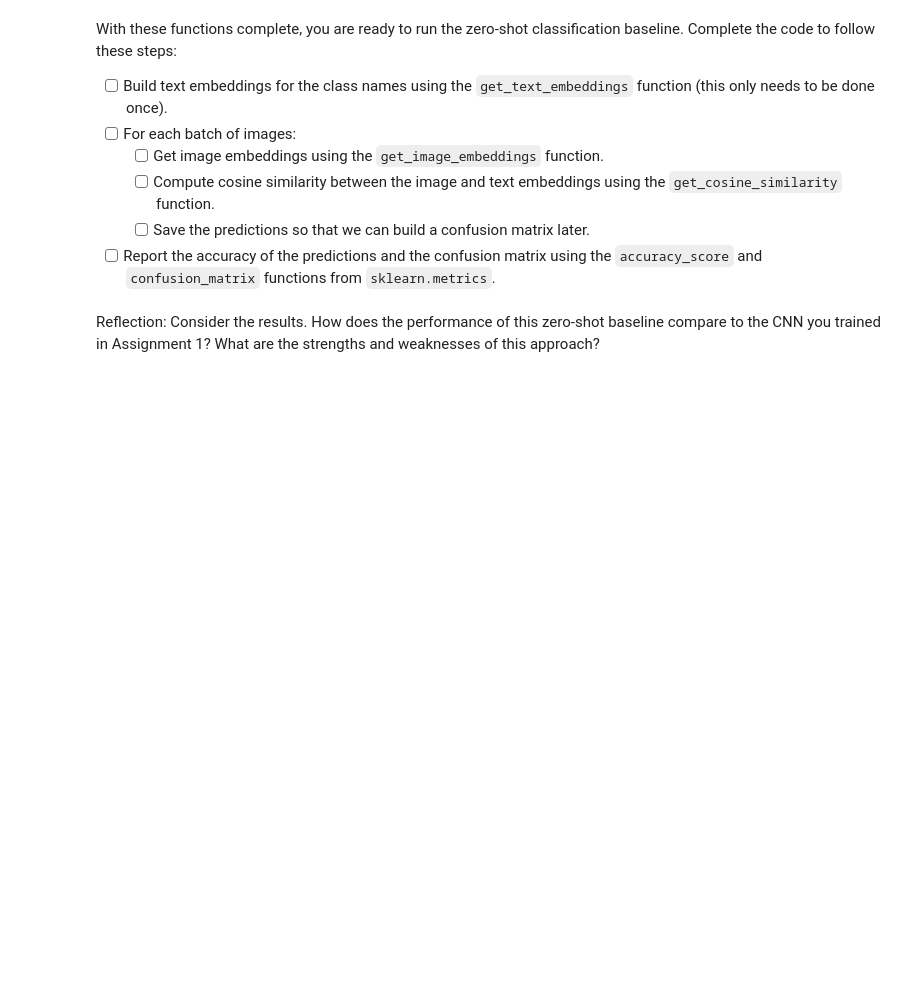
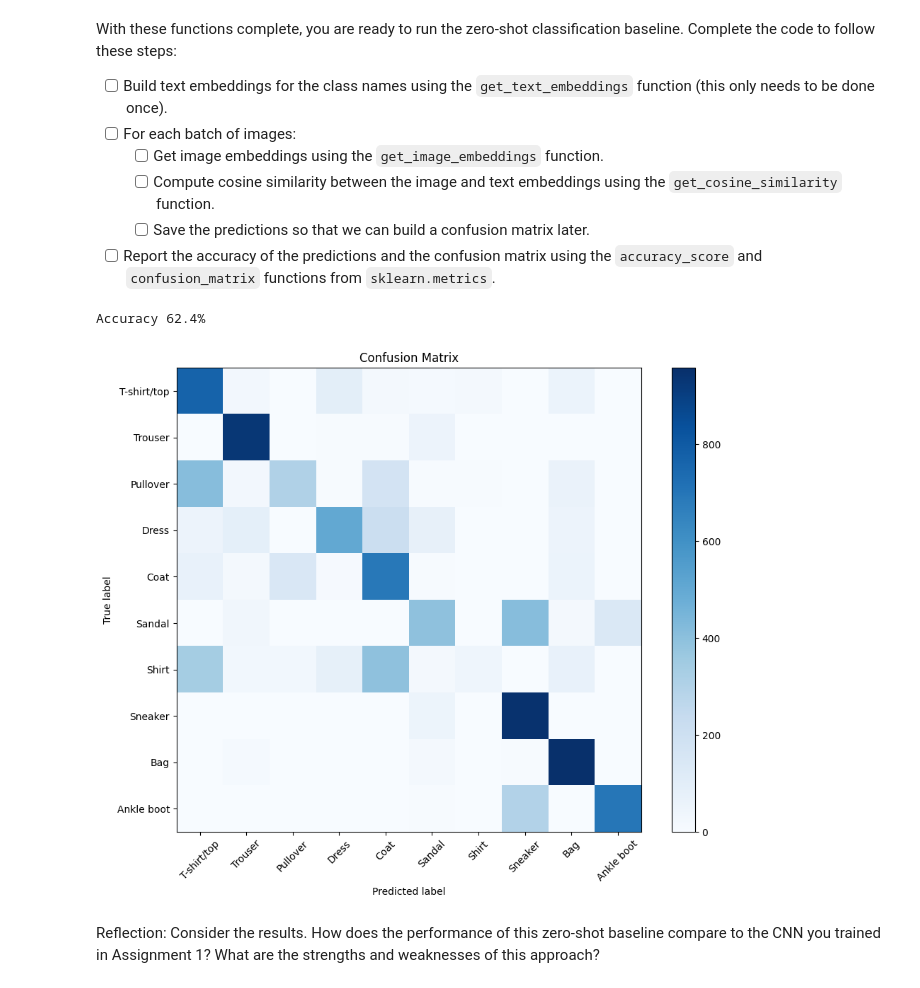
Before and after one commit to divitaN-dev/deep_learning, a Jupyter notebook: 02_activities/assignments/assignment_2.ipynb, the cells around one changed output. Cells and saved outputs as stored; diff of their text form; code cells hidden in the pictures; blank space fills up the shorter version.

Commit message:
add visuals for assignment 2

```diff
--- a/02_activities/assignments/assignment_2.ipynb
+++ b/02_activities/assignments/assignment_2.ipynb
@@ -198,34 +219,39 @@ With these functions complete, you are ready to run the zero-shot classification
 # %%
 from sklearn.metrics import accuracy_score, confusion_matrix
 
 y_true, y_pred = [], []
 txt_embd = get_text_embeddings(CLASS_NAMES)
 
 for pixel_values, labels in test_loader:
-
-# Report the accuracy of the predictions
     img_embds = get_image_embeddings(pixel_values)
     cosine = get_cosine_similarity(img_embds, txt_embd)
     preds = get_predictions(cosine)
     y_true.extend(labels.numpy())
     y_pred.extend(preds)
+# Report the accuracy of the predictions
+score = accuracy_score(y_true, y_pred)
+print(f"Accuracy {score * 100}%")
+
 
 # Report the confusion matrix
 def plot_confusion_matrix(y_true, y_pred, class_names):
     cm = confusion_matrix(y_true, y_pred)
     plt.figure(figsize=(10, 8))
     plt.imshow(cm, interpolation='nearest', cmap=plt.cm.Blues)
     plt.title('Confusion Matrix')
     plt.colorbar()
     tick_marks = np.arange(len(class_names))
     plt.xticks(tick_marks, class_names, rotation=45)
     plt.yticks(tick_marks, class_names)
     plt.ylabel('True label')
     plt.xlabel('Predicted label')
     plt.tight_layout()
     plt.show()
 
 plot_confusion_matrix(y_true, y_pred, CLASS_NAMES)
+# %% [output]
+Accuracy 62.4%
+[figure, added]
 # %% [markdown]
 Reflection: Consider the results. How does the performance of this zero-shot baseline compare to the CNN you trained in Assignment 1? What are the strengths and weaknesses of this approach?
 # %% [markdown]
```
Also changed, not shown: parts of 9 cells of this notebook.
